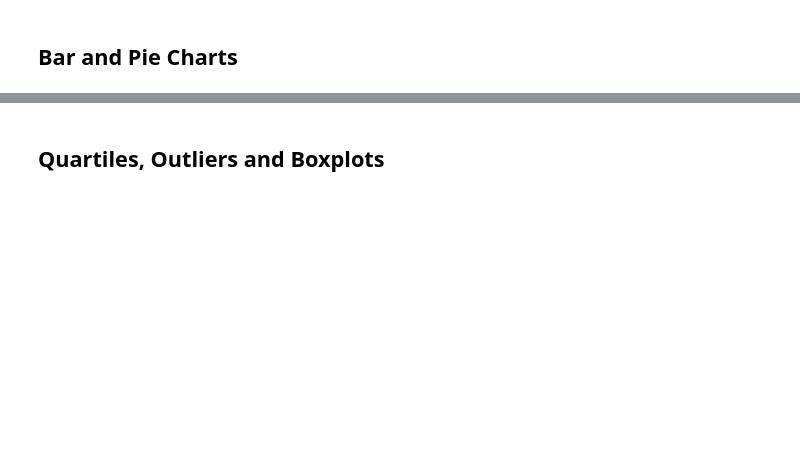
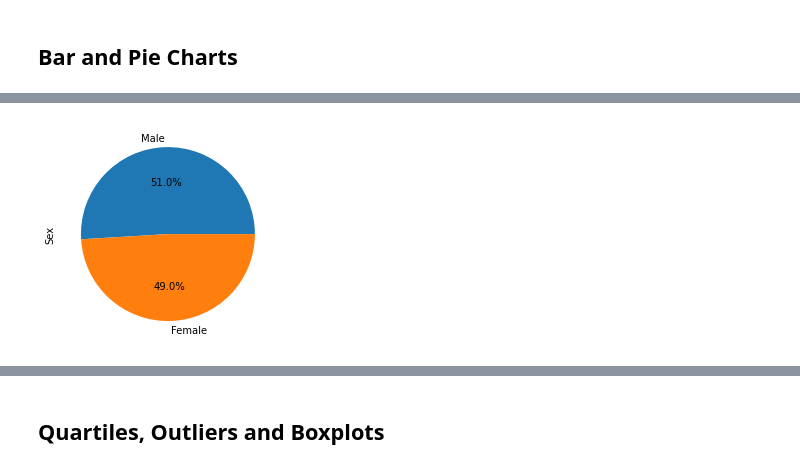
Before and after one commit to James-Ashley/matplotlib-challenge, a Jupyter notebook: Pymaceuticals/pymaceuticals_starter.ipynb, the cells around one changed output, grey strips where cells are left out. Cells and saved outputs as stored; diff of their text form; code cells hidden in the pictures; blank space fills up the shorter version.

```diff
--- a/Pymaceuticals/pymaceuticals_starter.ipynb
+++ b/Pymaceuticals/pymaceuticals_starter.ipynb
@@ -58,4 +149,9 @@ number_of_mice
 # %%
 # Generate a pie plot showing the distribution of female versus male mice using pandas
+Male_female_df = cleaned_data["Sex"].value_counts()
+Male_female_df.plot(kind='pie', autopct='%1.1f%%')
+plt.show()
+# %% [output]
+[figure, added]
 # %%
 # Generate a pie plot showing the distribution of female versus male mice using pyplot
```
Also changed, not shown: parts of 14 cells of this notebook.
